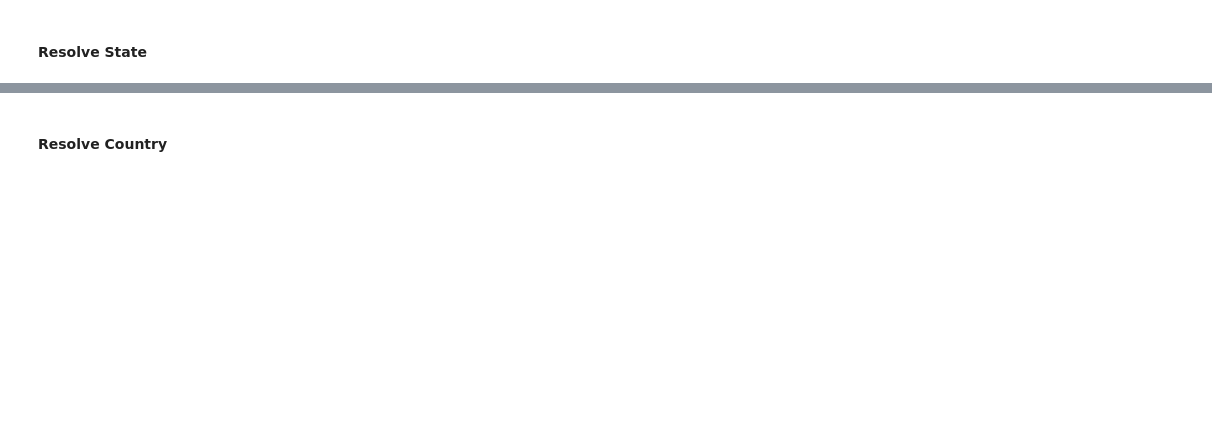
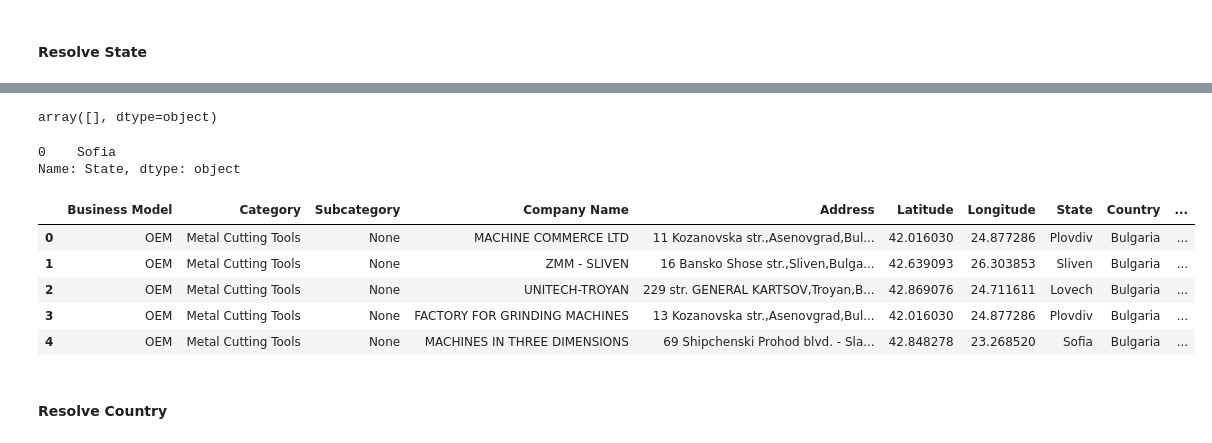
Before and after one commit to mitano-17/Nidec-Drives-Data-Cleaning, a Jupyter notebook: Dataset_Bulgaria_Cleaner.ipynb, the cells around one changed output, grey strips where cells are left out. Drawn from its saved outputs; the diff is of its cells as text; code cells hidden in the pictures; blank space fills up the shorter version.

Commit message:
resolved missing country, state, annual sales, and employees

```diff
--- a/Dataset_Bulgaria_Cleaner.ipynb
+++ b/Dataset_Bulgaria_Cleaner.ipynb
@@ -522,0 +848,4 @@ array(['Chungcheongnam-do', 'Jeollanam-do', 'Seoul', 'Chungcheongbuk-do',
+# %%
+B_Original_df['State'] = B_Original_df['State'].map(bulgarian_provinces)
+# %%
+B_Original_df['State'] = B_Original_df['State'].where(B_Original_df['State'].notna(), None)
@@ -523,3 +854,25 @@ array(['Chungcheongnam-do', 'Jeollanam-do', 'Seoul', 'Chungcheongbuk-do',
+# %%
+unmapped_towns
+# %% [output]
+array([], dtype=object)
+# %%
+State_mode = B_Original_df['State'].mode()
+# %%
+State_mode
+# %% [output]
+0    Sofia
+Name: State, dtype: object
+# %%
+B_Original_df['State'] = B_Original_df['State'].fillna(State_mode)
+# %%
+B_Original_df.head(5)
+# %% [output]
+|  | Business Model | Category | Subcategory | Company Name | Address | Latitude | Longitude | State | Country | ... |
+| 0 | OEM | Metal Cutting Tools | None | MACHINE COMMERCE LTD | 11 Kozanovska str.,Asenovgrad,Bul... | 42.016030 | 24.877286 | Plovdiv | Bulgaria | ... |
+| 1 | OEM | Metal Cutting Tools | None | ZMM - SLIVEN | 16 Bansko Shose str.,Sliven,Bulga... | 42.639093 | 26.303853 | Sliven | Bulgaria | ... |
+| 2 | OEM | Metal Cutting Tools | None | UNITECH-TROYAN | 229 str. GENERAL KARTSOV,Troyan,B... | 42.869076 | 24.711611 | Lovech | Bulgaria | ... |
+| 3 | OEM | Metal Cutting Tools | None | FACTORY FOR GRINDING MACHINES | 13 Kozanovska str.,Asenovgrad,Bul... | 42.016030 | 24.877286 | Plovdiv | Bulgaria | ... |
+| 4 | OEM | Metal Cutting Tools | None | MACHINES IN THREE DIMENSIONS | 69 Shipchenski Prohod blvd. - Sla... | 42.848278 | 23.268520 | Sofia | Bulgaria | ... |
 # %% [markdown]
 <h4>Resolve Country</h4>
 # %%
```
Also changed, not shown: parts of 38 cells of this notebook.
